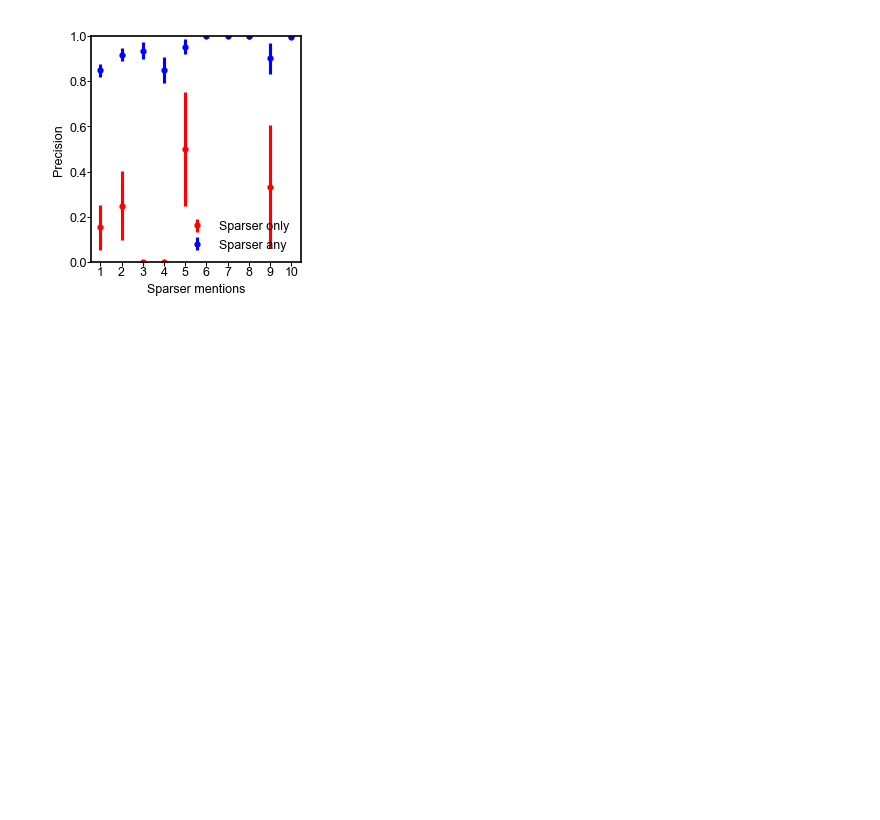
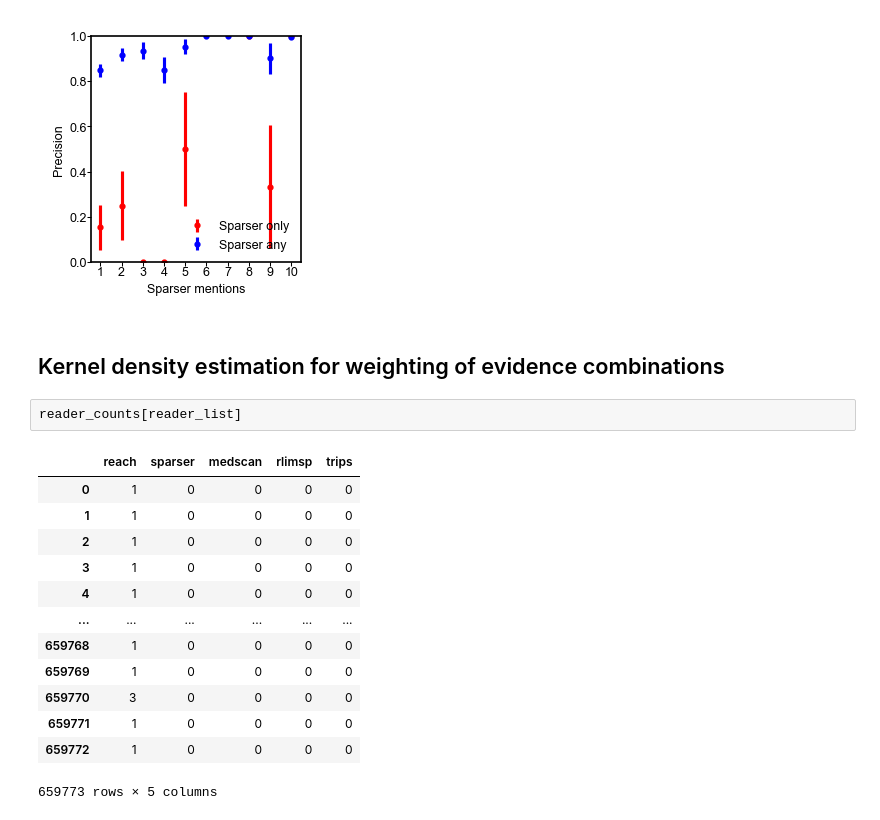
Before and after one commit to sorgerlab/indra_assembly_paper, a Jupyter notebook: notebooks/Reader_overlap_and_error_analysis.ipynb, the cells around one changed output. Drawn from its saved outputs; the diff is of its cells as text; blank space fills up the shorter version.

```diff
--- a/notebooks/Reader_overlap_and_error_analysis.ipynb
+++ b/notebooks/Reader_overlap_and_error_analysis.ipynb
@@ -614,3 +623,21 @@ fig = reader_corr_vs_overlap(kge_df, 'sparser', 'lower right')
 fig.savefig(fig_path('sparser_only_corr', 'pdf'))
 # %% [output]
 [figure]
+# %% [markdown]
+## Kernel density estimation for weighting of evidence combinations
+# %%
+reader_counts[reader_list]
+# %% [output]
+|  | reach | sparser | medscan | rlimsp | trips |
+| 0 | 1 | 0 | 0 | 0 | 0 |
+| 1 | 1 | 0 | 0 | 0 | 0 |
+| 2 | 1 | 0 | 0 | 0 | 0 |
+| 3 | 1 | 0 | 0 | 0 | 0 |
+| 4 | 1 | 0 | 0 | 0 | 0 |
+| ... | ... | ... | ... | ... | ... |
+| 659768 | 1 | 0 | 0 | 0 | 0 |
+| 659769 | 1 | 0 | 0 | 0 | 0 |
+| 659770 | 3 | 0 | 0 | 0 | 0 |
+| 659771 | 1 | 0 | 0 | 0 | 0 |
+| 659772 | 1 | 0 | 0 | 0 | 0 |
+659773 rows × 5 columns
```
Also changed, not shown: parts of 20 cells of this notebook, 6 other files.
